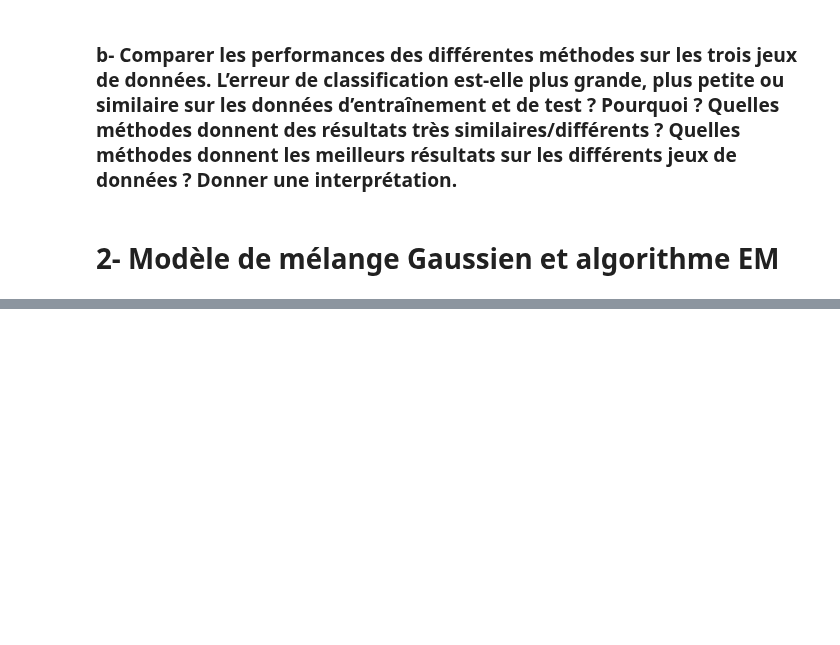
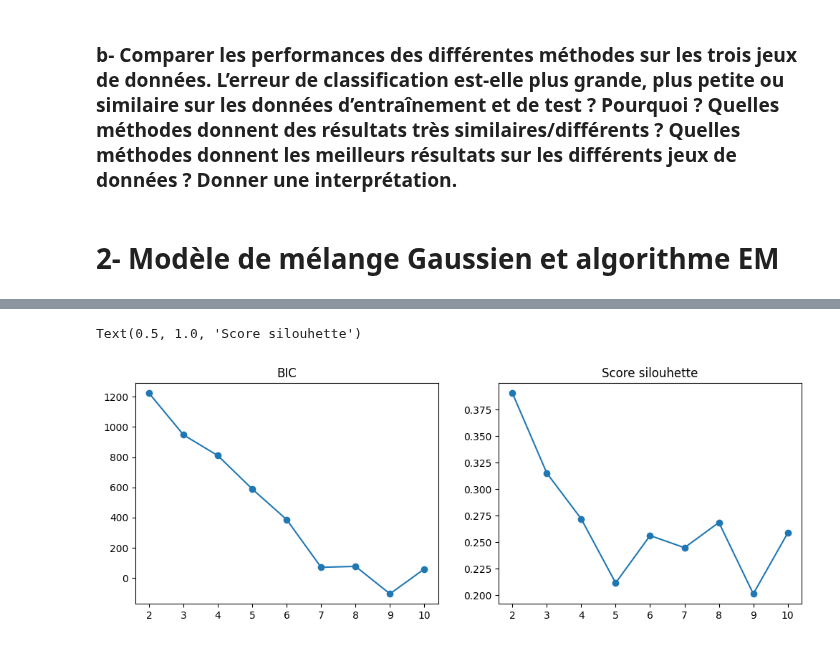
Before and after one commit to jExbrayat/introduction-artificial-intelligence, a Jupyter notebook: projet.ipynb, the cells around one changed output, grey strips where cells are left out. Drawn from its saved outputs; the diff is of its cells as text; code cells hidden in the pictures; blank space fills up the shorter version.

```diff
--- a/projet.ipynb
+++ b/projet.ipynb
@@ -1079,3 +1084,6 @@ results["C"]
 # TODO
 # %% [markdown]
 # 2- Modèle de mélange Gaussien et algorithme EM
+# %%
+# Rename index column
+decathlon.rename_axis("name", inplace=True)
@@ -1081,0 +1109,22 @@ results["C"]
+# %%
+silhouette_list = []
+bic_list = []
+
+n_cluster_min = 2
+n_cluster_max = 10
+
+for n in range(n_cluster_min, n_cluster_max + 1):
+    # Define model
+    gmm = GaussianMixture(
+        covariance_type="full", n_components=n, init_params="kmeans", n_init=100
+    )
+    # Fit model
+    gmm.fit(decathlon)
+    # Get clusters
+    cluster_vector = gmm.predict(decathlon)
+    # Calculate scores
+    silhouette_score_ = silhouette_score(decathlon, cluster_vector)
+    bic = gmm.bic(decathlon)
+    # Save scores
+    silhouette_list.append(silhouette_score_)
+    bic_list.append(bic)
@@ -1081,0 +1140,12 @@ results["C"]
+# %%
+_, axs = plt.subplots(1, 2, figsize=(12, 4))
+axs[0].plot(range(n_cluster_min, n_cluster_max + 1), bic_list, "o-")
+axs[0].set_xticks(range(n_cluster_min, n_cluster_max + 1))
+axs[0].set_title("BIC")
+
+axs[1].plot(range(n_cluster_min, n_cluster_max + 1), silhouette_list, "o-")
+axs[1].set_xticks(range(n_cluster_min, n_cluster_max + 1))
+axs[1].set_title("Score silouhette")
+# %% [output]
+Text(0.5, 1.0, 'Score silouhette')
+[figure, added]
```
Also changed, not shown: parts of 34 cells of this notebook, 3 other files.
